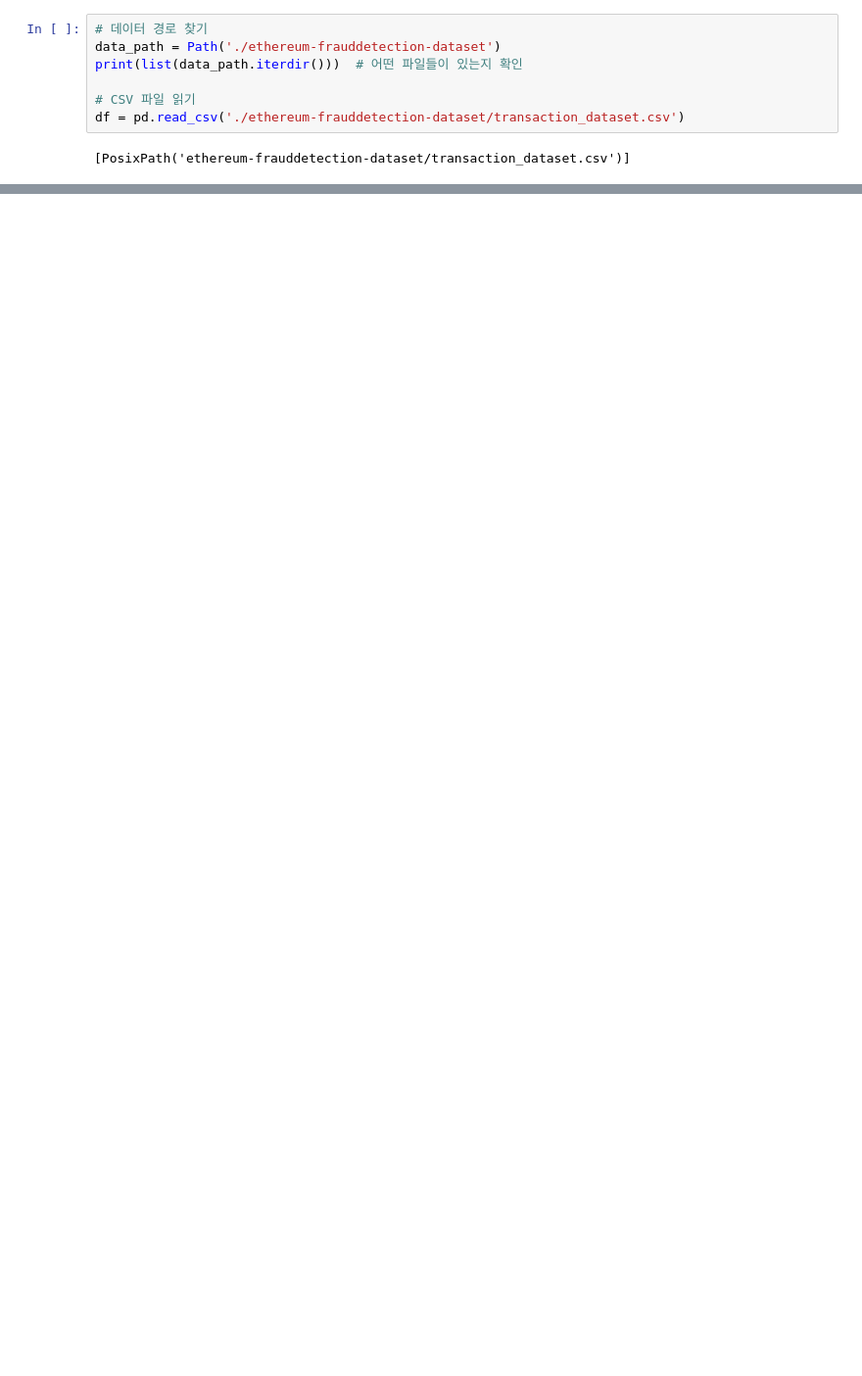
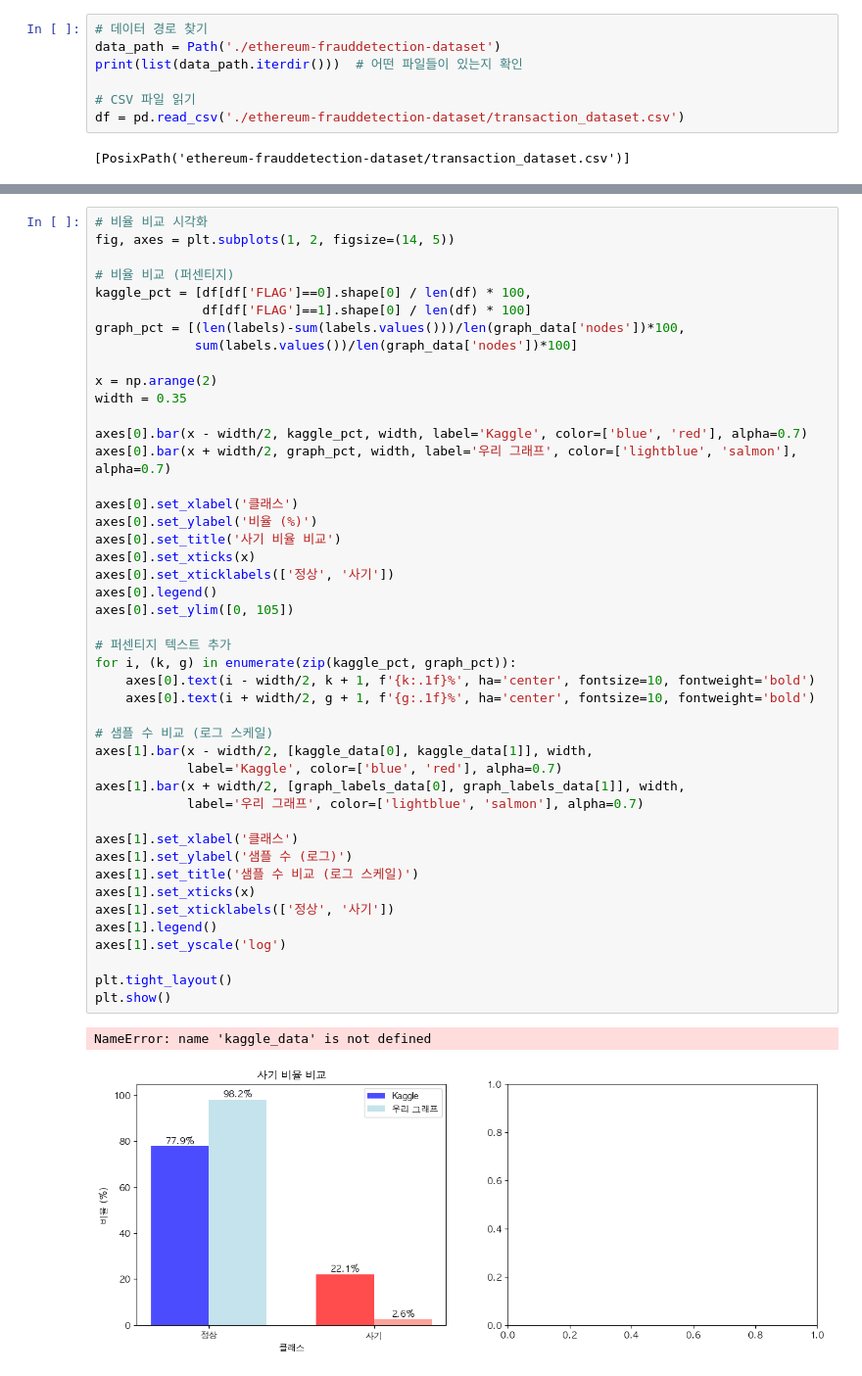
Before and after one commit to paran-needless-to-say/MPOcryptoML, a Jupyter notebook: notebooks/01_exploration.ipynb, the cells around one changed output, grey strips where cells are left out. Shown: that part at 98% size. Cells and saved outputs as stored; diff of their text form; blank space fills up the shorter version.

```diff
--- a/notebooks/01_exploration.ipynb
+++ b/notebooks/01_exploration.ipynb
@@ -187,0 +327,48 @@ plt.show()
+# %%
+# 비율 비교 시각화
+fig, axes = plt.subplots(1, 2, figsize=(14, 5))
+
+# 비율 비교 (퍼센티지)
+kaggle_pct = [df[df['FLAG']==0].shape[0] / len(df) * 100,
+              df[df['FLAG']==1].shape[0] / len(df) * 100]
+graph_pct = [(len(labels)-sum(labels.values()))/len(graph_data['nodes'])*100,
+             sum(labels.values())/len(graph_data['nodes'])*100]
+
+x = np.arange(2)
+width = 0.35
+
+axes[0].bar(x - width/2, kaggle_pct, width, label='Kaggle', color=['blue', 'red'], alpha=0.7)
+axes[0].bar(x + width/2, graph_pct, width, label='우리 그래프', color=['lightblue', 'salmon'], alpha=0.7)
+
+axes[0].set_xlabel('클래스')
+axes[0].set_ylabel('비율 (%)')
+axes[0].set_title('사기 비율 비교')
+axes[0].set_xticks(x)
+axes[0].set_xticklabels(['정상', '사기'])
+axes[0].legend()
+axes[0].set_ylim([0, 105])
+
+# 퍼센티지 텍스트 추가
+for i, (k, g) in enumerate(zip(kaggle_pct, graph_pct)):
+    axes[0].text(i - width/2, k + 1, f'{k:.1f}%', ha='center', fontsize=10, fontweight='bold')
+    axes[0].text(i + width/2, g + 1, f'{g:.1f}%', ha='center', fontsize=10, fontweight='bold')
+
+# 샘플 수 비교 (로그 스케일)
+axes[1].bar(x - width/2, [kaggle_data[0], kaggle_data[1]], width,
+            label='Kaggle', color=['blue', 'red'], alpha=0.7)
+axes[1].bar(x + width/2, [graph_labels_data[0], graph_labels_data[1]], width,
+            label='우리 그래프', color=['lightblue', 'salmon'], alpha=0.7)
+
+axes[1].set_xlabel('클래스')
+axes[1].set_ylabel('샘플 수 (로그)')
+axes[1].set_title('샘플 수 비교 (로그 스케일)')
+axes[1].set_xticks(x)
+axes[1].set_xticklabels(['정상', '사기'])
+axes[1].legend()
+axes[1].set_yscale('log')
+
+plt.tight_layout()
+plt.show()
+# %% [output]
+NameError: name 'kaggle_data' is not defined
+[figure, added]
```
Also changed, not shown: parts of 28 cells of this notebook, 29 other files.
